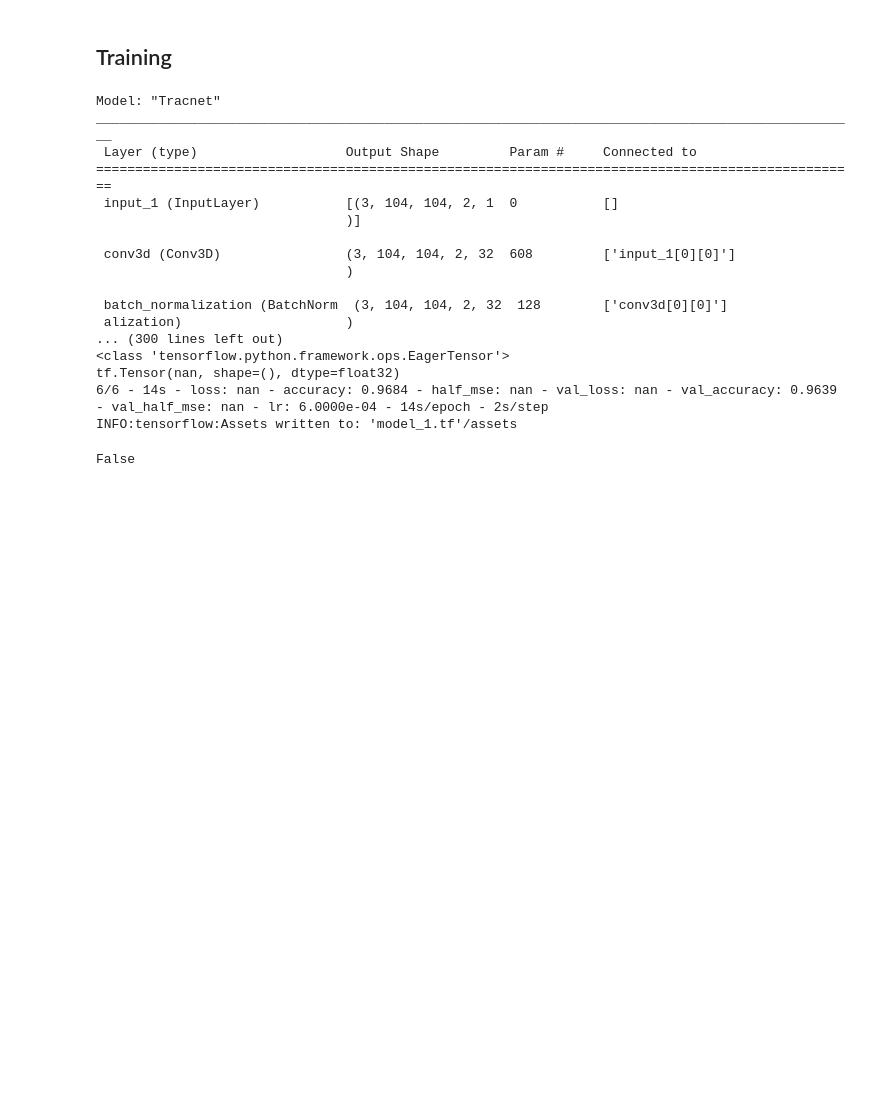
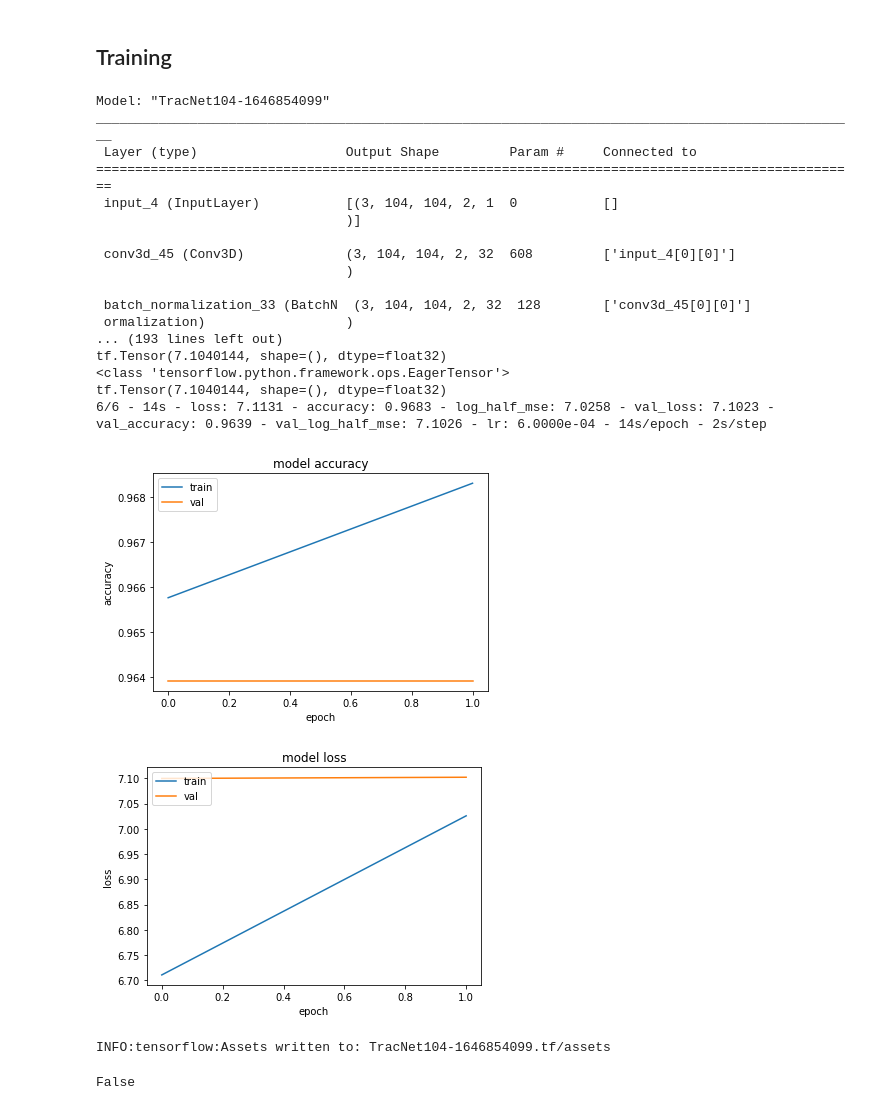
Before and after one commit to alo996/DL-TFM, a Jupyter notebook: ml_in_biophysics.ipynb, the cells around one changed output. Saved outputs shown, nothing was run; the diff lists cells and outputs as text; code cells hidden in the pictures; blank space fills up the shorter version.

```diff
--- a/ml_in_biophysics.ipynb
+++ b/ml_in_biophysics.ipynb
@@ -133,3 +137,6 @@ X_train, X_val, y_train, y_val = X_train.reshape(((len(X_train), 104, 104, 2, 1)
+# %%
+NAME = "TracNet104-{}".format(int(time.time()))
+tensorboard = TensorBoard(log_dir='logs/{}'.format(NAME))
 # %%
 def conv_block(input, num_filters, snd_batch_normalization=True):
     initializer = RandomNormal(mean=0.0, stddev=0.01)
@@ -183,14 +190,14 @@ def build_tracnet(input_shape, batch_size):
                      bias_initializer='zeros')(d3)
 
     # build model
-    model = Model(inputs, outputs, name='Tracnet')
+    model = Model(inputs, outputs, name=NAME)
 
     return model
 # %% [markdown]
 ## Training
 # %%
-def half_mse(y_true, y_pred):
-    result = 0.5 * math.reduce_sum(math.pow(y_true - y_pred, 2))
+def log_half_mse(y_true, y_pred):
+    result = math.log(0.5 * math.reduce_sum(math.pow(y_true - y_pred, 2)))
     print(type(result))
     print(result)
     return result
@@ -216,8 +223,8 @@ def train_tracnet(X_train, X_val, y_train, y_val, input_shape=(104, 104, 2, 1),
     model = build_tracnet(input_shape, batch_size)
     model.compile(
         optimizer=SGD(momentum=0.9),
-        loss = half_mse,
-        metrics=['accuracy', half_mse],
+        loss = log_half_mse,
+        metrics=['accuracy', log_half_mse],
         run_eagerly=True
     )
 
@@ -229,7 +236,7 @@ def train_tracnet(X_train, X_val, y_train, y_val, input_shape=(104, 104, 2, 1),
     validation_data=(X_val, y_val),
     batch_size=batch_size,
     epochs=epochs,
-    callbacks=[LearningRateScheduler(lr_step_decay, verbose=2)],
+    callbacks=[LearningRateScheduler(lr_step_decay, verbose=2), tensorboard],
     verbose=2
     )
 
@@ -240,40 +247,41 @@ def train_tracnet(X_train, X_val, y_train, y_val, input_shape=(104, 104, 2, 1),
     plt.ylabel('accuracy')
     plt.xlabel('epoch')
     plt.legend(['train', 'val'], loc='upper left')
-    plt.savefig('accuracy_1.png')
-    plt.close()
+    plt.show()
 
     # plot loss
-    plt.plot(history.history['half_mse'])
+    plt.plot(history.history['log_half_mse'])
     plt.plot(history.history['val_loss'])
     plt.title('model loss')
     plt.ylabel('loss')
     plt.xlabel('epoch')
     plt.legend(['train', 'val'], loc='upper left')
-    plt.savefig('loss_1.png')
-    plt.close()
+    plt.show()
 
     # save model
-    model.save("'model_1.tf'",save_format='tf',include_optimizer=True)
+    model.save("{}.tf".format(NAME),save_format='tf',include_optimizer=True)
 
     return model
 # %%
-model = train_tracnet(X_train, X_val, y_train, y_val, epochs=5)
+model = train_tracnet(X_train, X_val, y_train, y_val, epochs=2)
 # %% [output]
-Model: "Tracnet"
+Model: "TracNet104-1646854099"
 __________________________________________________________________________________________________
  Layer (type)                   Output Shape         Param #     Connected to
 ==================================================================================================
- input_1 (InputLayer)           [(3, 104, 104, 2, 1  0           []
+ input_4 (InputLayer)           [(3, 104, 104, 2, 1  0           []
                                 )]
 
- conv3d (Conv3D)                (3, 104, 104, 2, 32  608         ['input_1[0][0]']
+ conv3d_45 (Conv3D)             (3, 104, 104, 2, 32  608         ['input_4[0][0]']
                                 )
 
- batch_normalization (BatchNorm  (3, 104, 104, 2, 32  128        ['conv3d[0][0]']
- alization)                     )
-... (300 lines left out)
+ batch_normalization_33 (BatchN  (3, 104, 104, 2, 32  128        ['conv3d_45[0][0]']
+ ormalization)                  )
+... (193 lines left out)
+tf.Tensor(7.1040144, shape=(), dtype=float32)
 <class 'tensorflow.python.framework.ops.EagerTensor'>
-tf.Tensor(nan, shape=(), dtype=float32)
-6/6 - 14s - loss: nan - accuracy: 0.9684 - half_mse: nan - val_loss: nan - val_accuracy: 0.9639 - val_half_mse: nan - lr: 6.0000e-04 - 14s/epoch - 2s/step
-INFO:tensorflow:Assets written to: 'model_1.tf'/assets
+tf.Tensor(7.1040144, shape=(), dtype=float32)
+6/6 - 14s - loss: 7.1131 - accuracy: 0.9683 - log_half_mse: 7.0258 - val_loss: 7.1023 - val_accuracy: 0.9639 - val_log_half_mse: 7.1026 - lr: 6.0000e-04 - 14s/epoch - 2s/step
+[figure, added]
+[figure, added]
+INFO:tensorflow:Assets written to: TracNet104-1646854099.tf/assets
```
Also changed, not shown: parts of 6 cells of this notebook, 6 other files.
